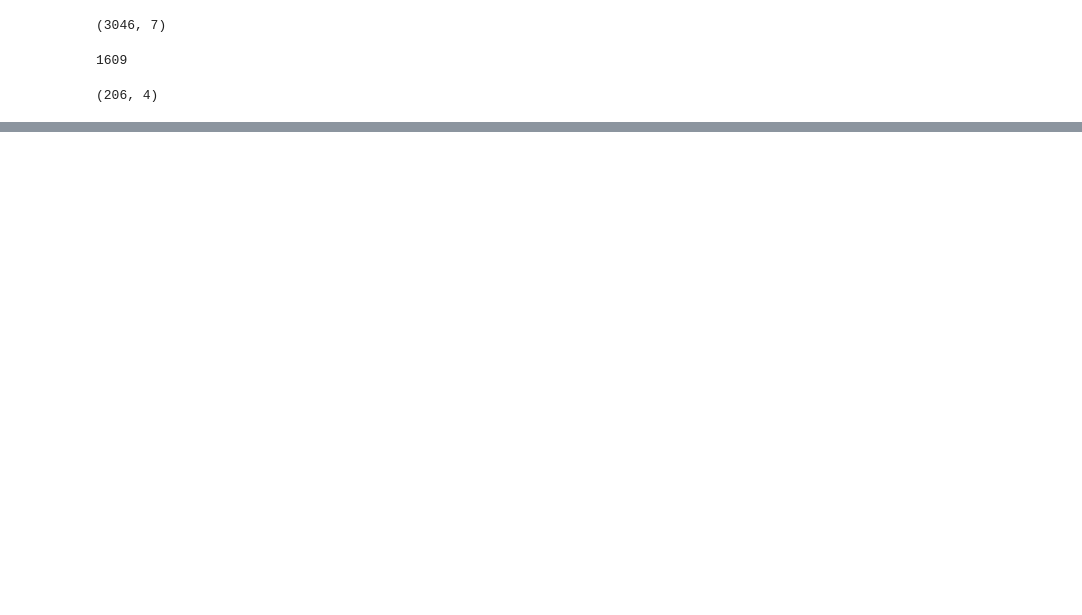
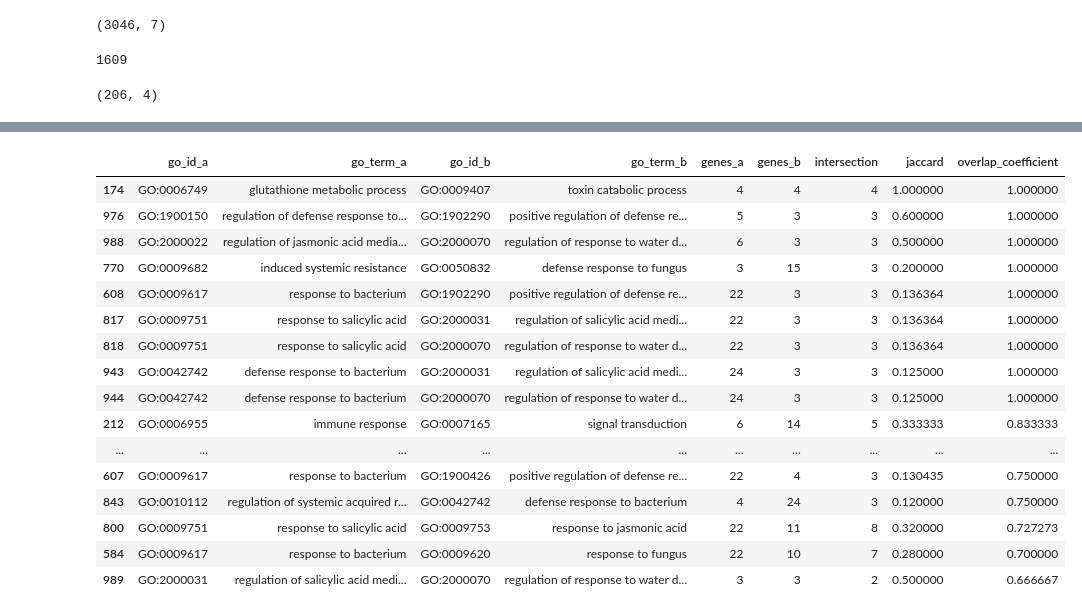
Before and after one commit to WizardNox/Arabdiopsis-Thaliana, a Jupyter notebook: notebooks/biological_interpretation.ipynb, the cells around one changed output, grey strips where cells are left out. Cells and saved outputs as stored; diff of their text form; code cells hidden in the pictures; blank space fills up the shorter version.

```diff
--- a/notebooks/biological_interpretation.ipynb
+++ b/notebooks/biological_interpretation.ipynb
@@ -68,0 +2284,11 @@ high_breadth_genes.shape
+# %%
+significant_bp_enrichment = (                                       # creating the significant results table
+    bp_enrichment[
+        bp_enrichment["fdr_bh"] < 0.05
+    ]
+    .copy()
+    .sort_values(
+        ["fdr_bh", "enrichment_ratio"],
+        ascending=[True, False]
+    )
+)
@@ -68,0 +2408,19 @@ high_breadth_genes.shape
+# %%
+significant_bp_ids = set(
+    significant_bp_enrichment["go_id"]                               # collecting the significant GO IDs
+)
+
+significant_bp_membership = (                                        # finding foreground genes belonging to the significant terms
+    bp_pairs[
+        bp_pairs["go_id"].isin(significant_bp_ids)                   # condition 1
+        & bp_pairs["gene_id"].isin(bp_foreground_ids)                # condition 2
+    ][
+        [
+            "gene_id",
+            "go_id",
+            "go_term"
+        ]
+    ]
+    .drop_duplicates()
+    .copy()
+)
@@ -68,0 +2610,6 @@ high_breadth_genes.shape
+# %%
+significant_bp_term_genes = (                                  # building a gene set for each significant GO term
+    significant_bp_membership
+    .groupby(["go_id", "go_term"])["gene_id"]
+    .apply(set)
+)
@@ -68,0 +2684,27 @@ high_breadth_genes.shape
+# %%
+bp_term_overlap.sort_values(
+    [
+        "overlap_coefficient",
+        "jaccard",
+        "intersection"
+    ],
+    ascending=False
+).head(20)
+# %% [output]
+|  | go_id_a | go_term_a | go_id_b | go_term_b | genes_a | genes_b | intersection | jaccard | overlap_coefficient |
+| 174 | GO:0006749 | glutathione metabolic process | GO:0009407 | toxin catabolic process | 4 | 4 | 4 | 1.000000 | 1.000000 |
+| 976 | GO:1900150 | regulation of defense response to... | GO:1902290 | positive regulation of defense re... | 5 | 3 | 3 | 0.600000 | 1.000000 |
+| 988 | GO:2000022 | regulation of jasmonic acid media... | GO:2000070 | regulation of response to water d... | 6 | 3 | 3 | 0.500000 | 1.000000 |
+| 770 | GO:0009682 | induced systemic resistance | GO:0050832 | defense response to fungus | 3 | 15 | 3 | 0.200000 | 1.000000 |
+| 608 | GO:0009617 | response to bacterium | GO:1902290 | positive regulation of defense re... | 22 | 3 | 3 | 0.136364 | 1.000000 |
+| 817 | GO:0009751 | response to salicylic acid | GO:2000031 | regulation of salicylic acid medi... | 22 | 3 | 3 | 0.136364 | 1.000000 |
+| 818 | GO:0009751 | response to salicylic acid | GO:2000070 | regulation of response to water d... | 22 | 3 | 3 | 0.136364 | 1.000000 |
+| 943 | GO:0042742 | defense response to bacterium | GO:2000031 | regulation of salicylic acid medi... | 24 | 3 | 3 | 0.125000 | 1.000000 |
+| 944 | GO:0042742 | defense response to bacterium | GO:2000070 | regulation of response to water d... | 24 | 3 | 3 | 0.125000 | 1.000000 |
+| 212 | GO:0006955 | immune response | GO:0007165 | signal transduction | 6 | 14 | 5 | 0.333333 | 0.833333 |
+| ... | ... | ... | ... | ... | ... | ... | ... | ... | ... |
+| 607 | GO:0009617 | response to bacterium | GO:1900426 | positive regulation of defense re... | 22 | 4 | 3 | 0.130435 | 0.750000 |
+| 843 | GO:0010112 | regulation of systemic acquired r... | GO:0042742 | defense response to bacterium | 4 | 24 | 3 | 0.120000 | 0.750000 |
+| 800 | GO:0009751 | response to salicylic acid | GO:0009753 | response to jasmonic acid | 22 | 11 | 8 | 0.320000 | 0.727273 |
+| 584 | GO:0009617 | response to bacterium | GO:0009620 | response to fungus | 22 | 10 | 7 | 0.280000 | 0.700000 |
+| 989 | GO:2000031 | regulation of salicylic acid medi... | GO:2000070 | regulation of response to water d... | 3 | 3 | 2 | 0.500000 | 0.666667 |
```
Also changed, not shown: parts of 471 cells of this notebook, 20 other files.
